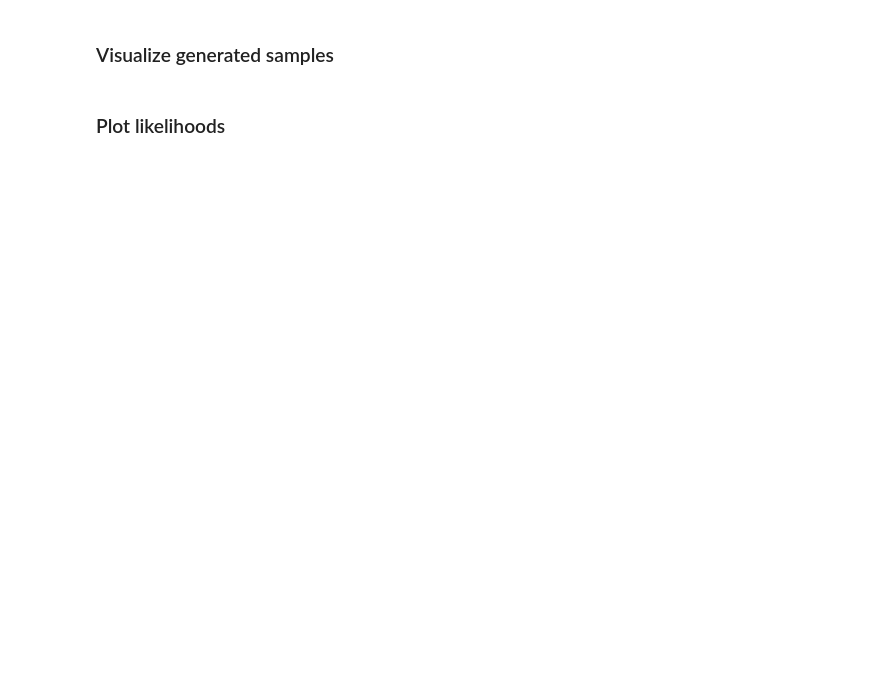
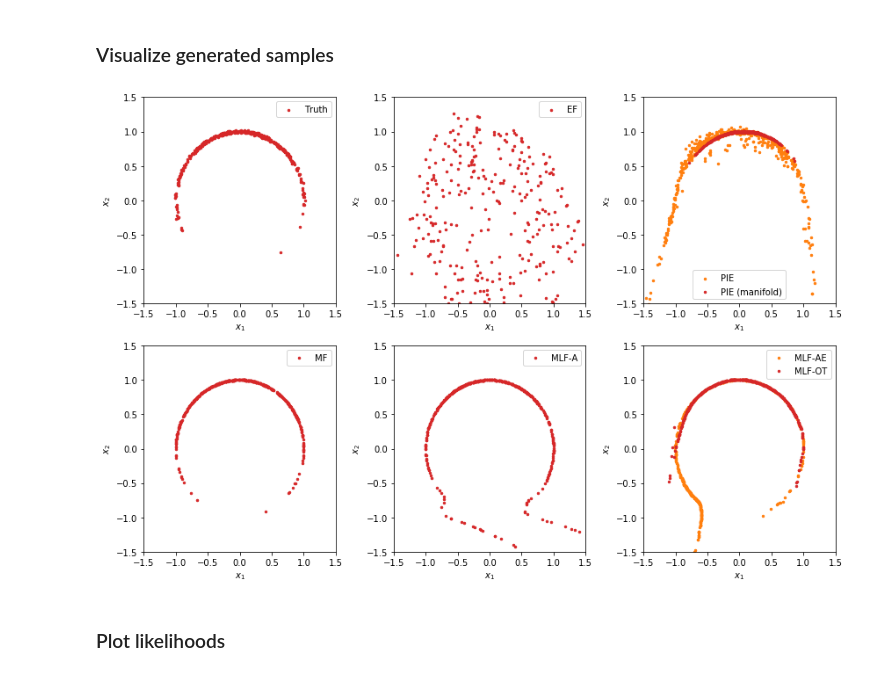
Before and after one commit to johannbrehmer/manifold-flow, a Jupyter notebook: experiments/notebooks/gaussian_on_a_circle.ipynb, the cells around one changed output. Saved outputs shown, nothing was run; the diff lists cells and outputs as text; code cells hidden in the pictures; blank space fills up the shorter version.

```diff
--- a/experiments/notebooks/gaussian_on_a_circle.ipynb
+++ b/experiments/notebooks/gaussian_on_a_circle.ipynb
@@ -132,4 +132,4 @@ if train:
     )
     torch.save(mf.state_dict(), "../data/models/mf_toy.pt")
 else:
-    mf.load_state_dict(torch.load("../data/models/mf_toy.010.pt"))
+    mf.load_state_dict(torch.load("../data/models/mf_toy.pt"))
@@ -159,7 +141,7 @@ pie = ManifoldFlow(
     latent_dim=1,
     outer_transform=create_vector_transform(2, 5, base_transform_type="affine-coupling"),
     inner_transform=transforms.ConditionalAffineScalarTransform(features=1),
-    pie_epsilon=0.01,
+    pie_epsilon=0.1,
 )
 
 if train:
@@ -266,7 +253,7 @@ if train:
         train_dataset,
         [training.losses.make_sinkhorn_divergence()],
         loss_weights=[100.],
-        epochs=10*epochs,
+        epochs=epochs,
         batch_size=1000,
     )
     torch.save(mlfot.state_dict(), "../data/models/mlfot_toy.pt")
@@ -309,7 +314,7 @@ mlfae.eval()
 # %%
 x_gen = OrderedDict()
 
-x_gen["truth"] = x_sim[:n]
+x_gen["truth"] = x_sim[:1000]
 x_gen["sf"] = sf.sample(n=1000).detach().numpy()
 x_gen["mf"] = mf.sample(n=1000).detach().numpy()
 x_gen["pie"] = pie.sample(n=1000).detach().numpy()
@@ -411,23 +435,28 @@ for key, val in d_gen.items():
 ### Visualize generated samples
 # %%
 n = 500
-show = ["truth", "sf", "pie_full", "pie", "mf", "mlfa", "mlfot", "mlfae"]
+show1 = ["truth", "sf", "pie", "mf", "mlfa", "mlfot"]
+show2 = [None, None, "pie_full", None, None, "mlfae"]
 
-fig = plt.figure(figsize=(4.*4,4.*2))
+fig = plt.figure(figsize=(4.*3,4.*2))
 
-for i, key in enumerate(show):
-    ax = plt.subplot(2,4,i+1)
+for i, (key, key2) in enumerate(zip(show1, show2)):
+    ax = plt.subplot(2,3,i+1)
 
-    plt.scatter(x_gen[key][:n,0], x_gen[key][:n,1], s=10., c="C3", label=labels[key])
+    if key2 is not None:
+        plt.scatter(x_gen[key2][:n,0], x_gen[key2][:n,1], s=6., c="C1", label=labels[key2])
+    plt.scatter(x_gen[key][:n,0], x_gen[key][:n,1], s=6., c="C3", label=labels[key])
     plt.legend()
 
     plt.xlim(-boundary, boundary)
     plt.ylim(-boundary, boundary)
     plt.xlabel("$x_1$")
     plt.ylabel("$x_2$")
 
 plt.tight_layout()
 plt.savefig("../figures/generated_samples_toy.pdf")
+# %% [output]
+[figure, added]
 # %% [markdown]
 ### Plot likelihoods
 # %%
```
Also changed, not shown: parts of 8 cells of this notebook, 2 other files.
